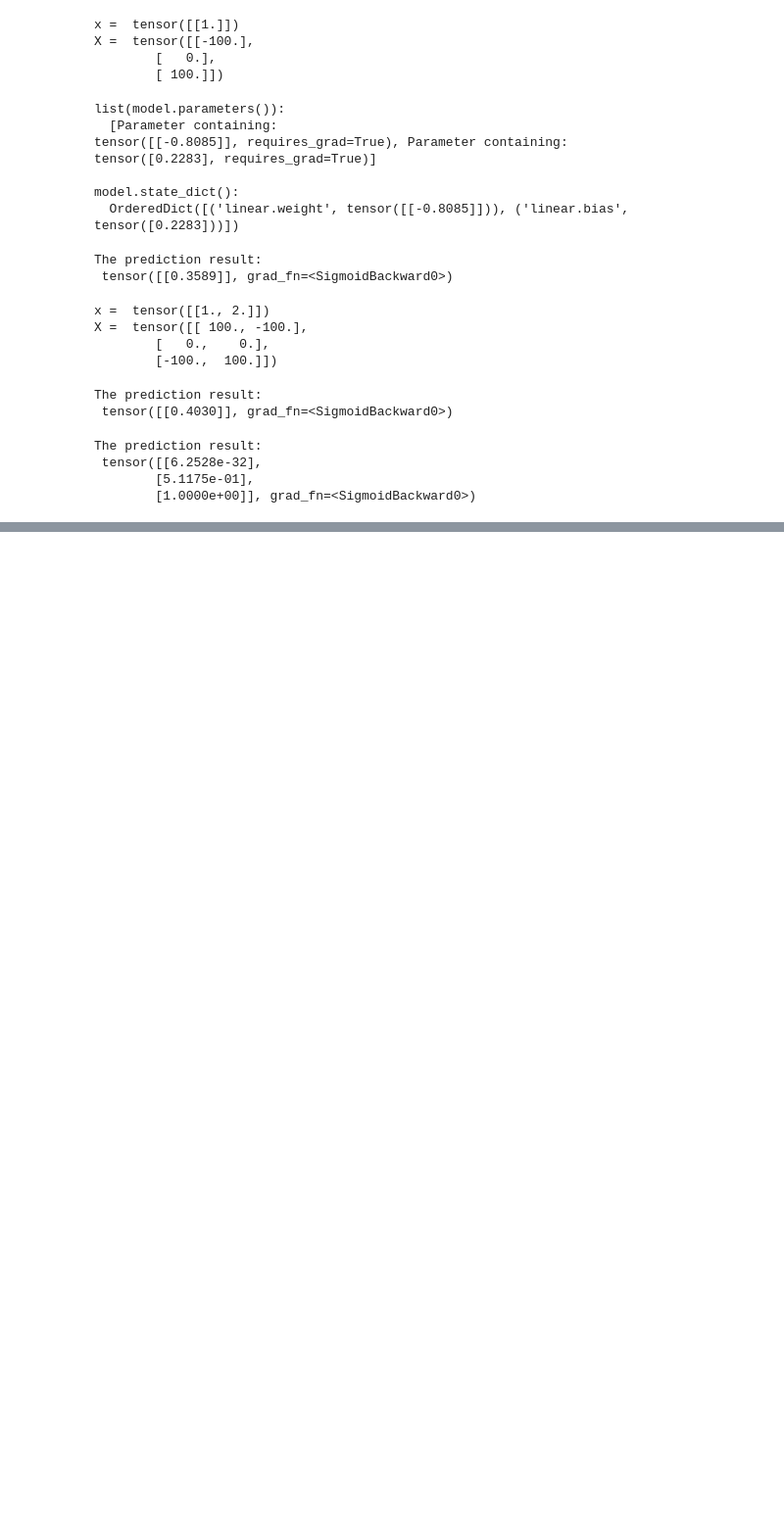
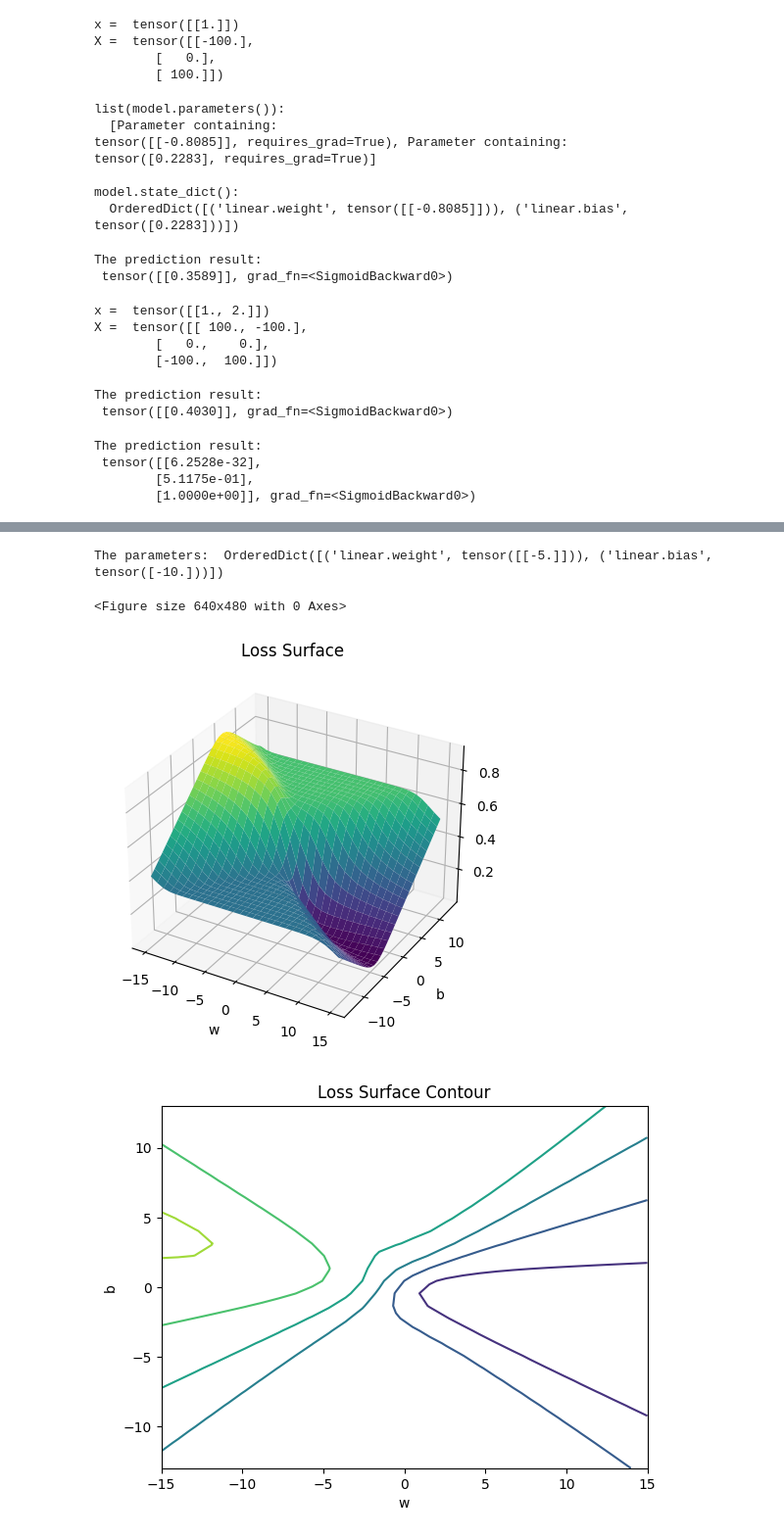
Before and after one commit to Pakhi27/Logistic-Regression-pyTorch, a Jupyter notebook: Logistic_Regression_pyTorch.ipynb, the cells around one changed output, grey strips where cells are left out. Shown: that part at 98% size. Drawn from its saved outputs; the diff is of its cells as text; code cells hidden in the pictures; blank space fills up the shorter version.

```diff
--- a/Logistic_Regression_pyTorch.ipynb
+++ b/Logistic_Regression_pyTorch.ipynb
@@ -247,0 +356,23 @@ The prediction result:
+# %%
+# Create the data class
+
+class Data(Dataset):
+
+    # Constructor
+    def __init__(self):
+        self.x = torch.arange(-1, 1, 0.1).view(-1, 1)
+        self.y = torch.zeros(self.x.shape[0], 1)
+        self.y[self.x[:, 0] > 0.2] = 1
+        self.len = self.x.shape[0]
+
+    # Getter
+    def __getitem__(self, index):
+        return self.x[index], self.y[index]
+
+    # Get Length
+    def __len__(self):
+        return self.len
+# %%
+# Create Data object
+
+data_set = Data()
@@ -247,0 +400,8 @@ The prediction result:
+# %%
+# Set the weight and bias
+
+model.state_dict() ['linear.weight'].data[0] = torch.tensor([[-5]])
+model.state_dict() ['linear.bias'].data[0] = torch.tensor([[-10]])
+print("The parameters: ", model.state_dict())
+# %% [output]
+The parameters:  OrderedDict([('linear.weight', tensor([[-5.]])), ('linear.bias', tensor([-10.]))])
@@ -247,0 +410,8 @@ The prediction result:
+# %%
+# Create the plot_error_surfaces object
+
+get_surface = plot_error_surfaces(15, 13, data_set[:][0], data_set[:][1], 30)
+# %% [output]
+<Figure size 640x480 with 0 Axes>
+[figure, added]
+[figure, added]
```
Also changed, not shown: parts of 14 cells of this notebook.
